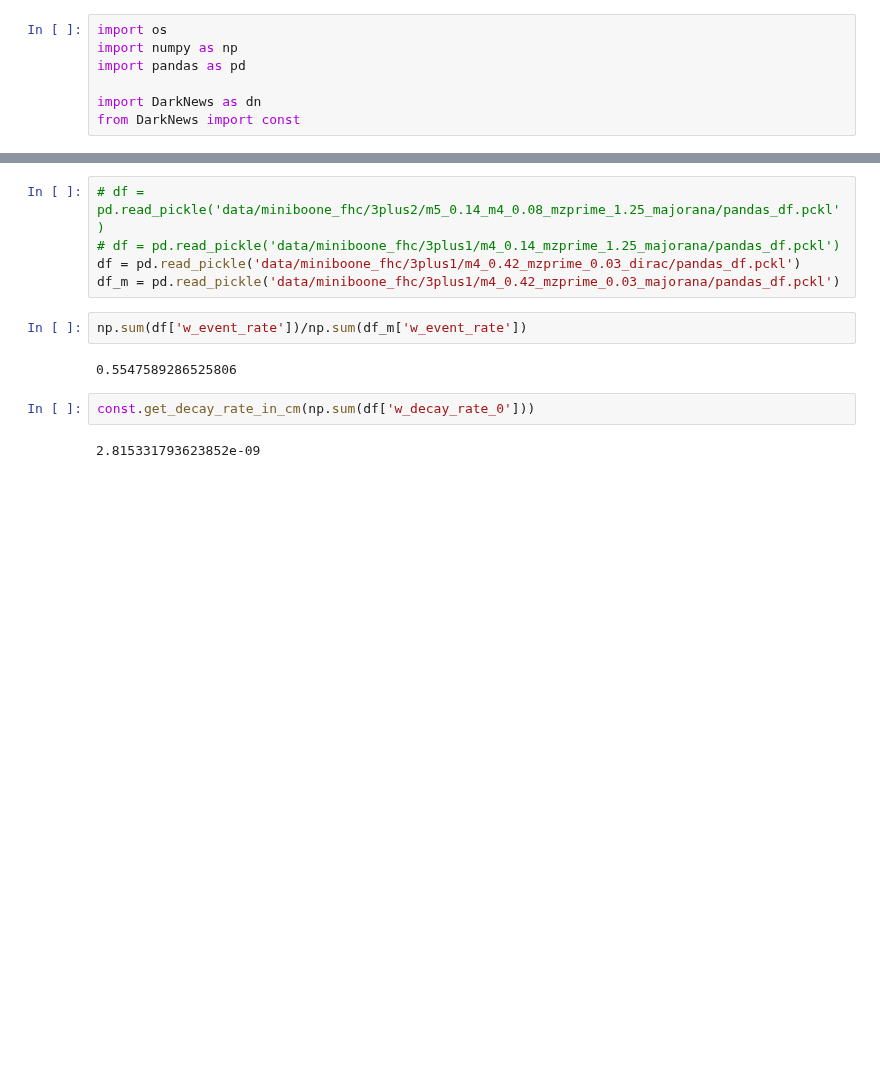
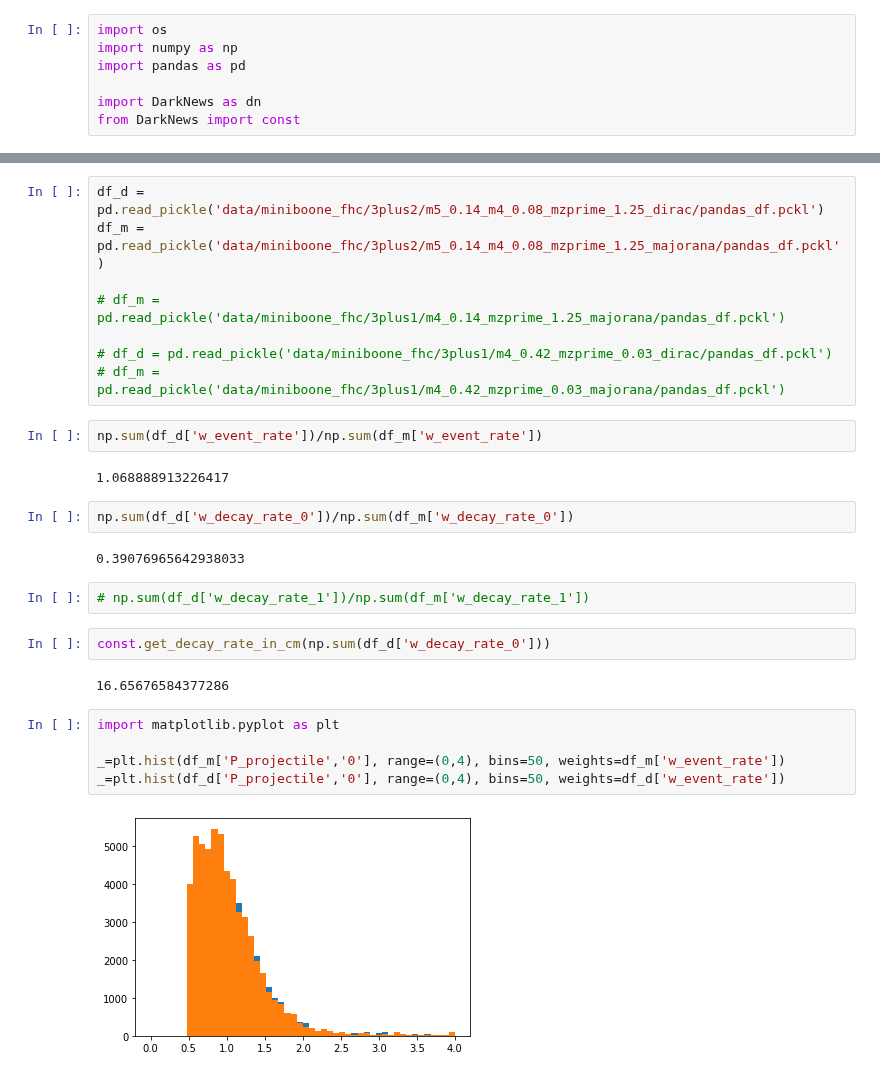
Before and after one commit to mhostert/DarkNews-generator, a Jupyter notebook: examples/Example_1_benchmark_points.ipynb, the cells around one changed output, grey strips where cells are left out. Cells and saved outputs as stored; diff of their text form; blank space fills up the shorter version.

```diff
--- a/examples/Example_1_benchmark_points.ipynb
+++ b/examples/Example_1_benchmark_points.ipynb
@@ -44,13 +54,29 @@ Outputs saved in data/miniboone_fhc/3plus1/m4_0.42_mzprime_0.03_majorana/
 # %%
-# df = pd.read_pickle('data/miniboone_fhc/3plus2/m5_0.14_m4_0.08_mzprime_1.25_majorana/pandas_df.pckl')
-# df = pd.read_pickle('data/miniboone_fhc/3plus1/m4_0.14_mzprime_1.25_majorana/pandas_df.pckl')
-df = pd.read_pickle('data/miniboone_fhc/3plus1/m4_0.42_mzprime_0.03_dirac/pandas_df.pckl')
-df_m = pd.read_pickle('data/miniboone_fhc/3plus1/m4_0.42_mzprime_0.03_majorana/pandas_df.pckl')
+df_d = pd.read_pickle('data/miniboone_fhc/3plus2/m5_0.14_m4_0.08_mzprime_1.25_dirac/pandas_df.pckl')
+df_m = pd.read_pickle('data/miniboone_fhc/3plus2/m5_0.14_m4_0.08_mzprime_1.25_majorana/pandas_df.pckl')
+
+# df_m = pd.read_pickle('data/miniboone_fhc/3plus1/m4_0.14_mzprime_1.25_majorana/pandas_df.pckl')
+
+# df_d = pd.read_pickle('data/miniboone_fhc/3plus1/m4_0.42_mzprime_0.03_dirac/pandas_df.pckl')
+# df_m = pd.read_pickle('data/miniboone_fhc/3plus1/m4_0.42_mzprime_0.03_majorana/pandas_df.pckl')
 # %%
-np.sum(df['w_event_rate'])/np.sum(df_m['w_event_rate'])
+np.sum(df_d['w_event_rate'])/np.sum(df_m['w_event_rate'])
 # %% [output]
-0.5547589286525806
+1.068888913226417
+# %%
+np.sum(df_d['w_decay_rate_0'])/np.sum(df_m['w_decay_rate_0'])
+# %% [output]
+0.39076965642938033
+# %%
+# np.sum(df_d['w_decay_rate_1'])/np.sum(df_m['w_decay_rate_1'])
 # %%
-const.get_decay_rate_in_cm(np.sum(df['w_decay_rate_0']))
+const.get_decay_rate_in_cm(np.sum(df_d['w_decay_rate_0']))
 # %% [output]
-2.815331793623852e-09
+16.65676584377286
+# %%
+import matplotlib.pyplot as plt
+
+_=plt.hist(df_m['P_projectile','0'], range=(0,4), bins=50, weights=df_m['w_event_rate'])
+_=plt.hist(df_d['P_projectile','0'], range=(0,4), bins=50, weights=df_d['w_event_rate'])
+# %% [output]
+[figure, added]
```
Also changed, not shown: parts of 5 cells of this notebook, 10 other files.
